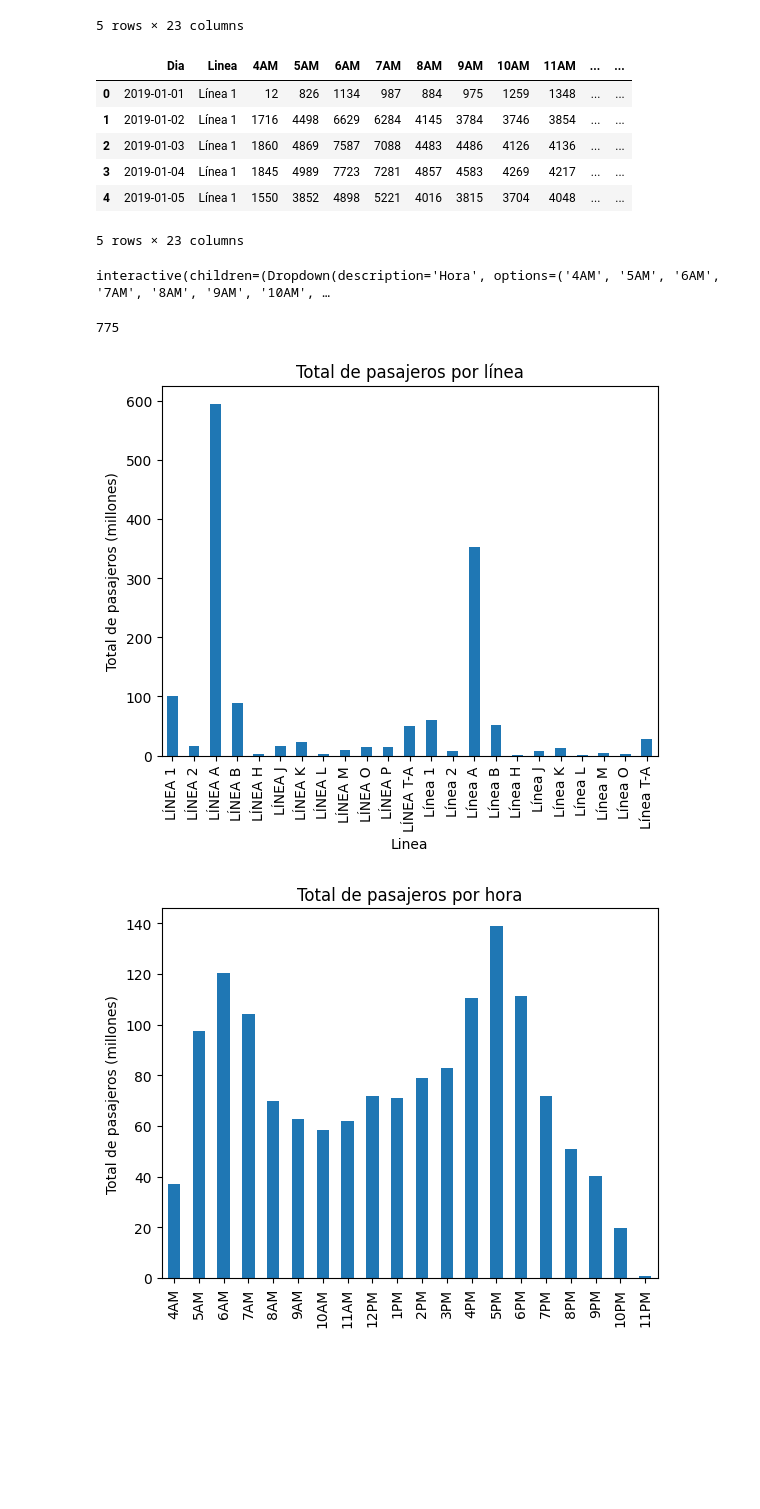
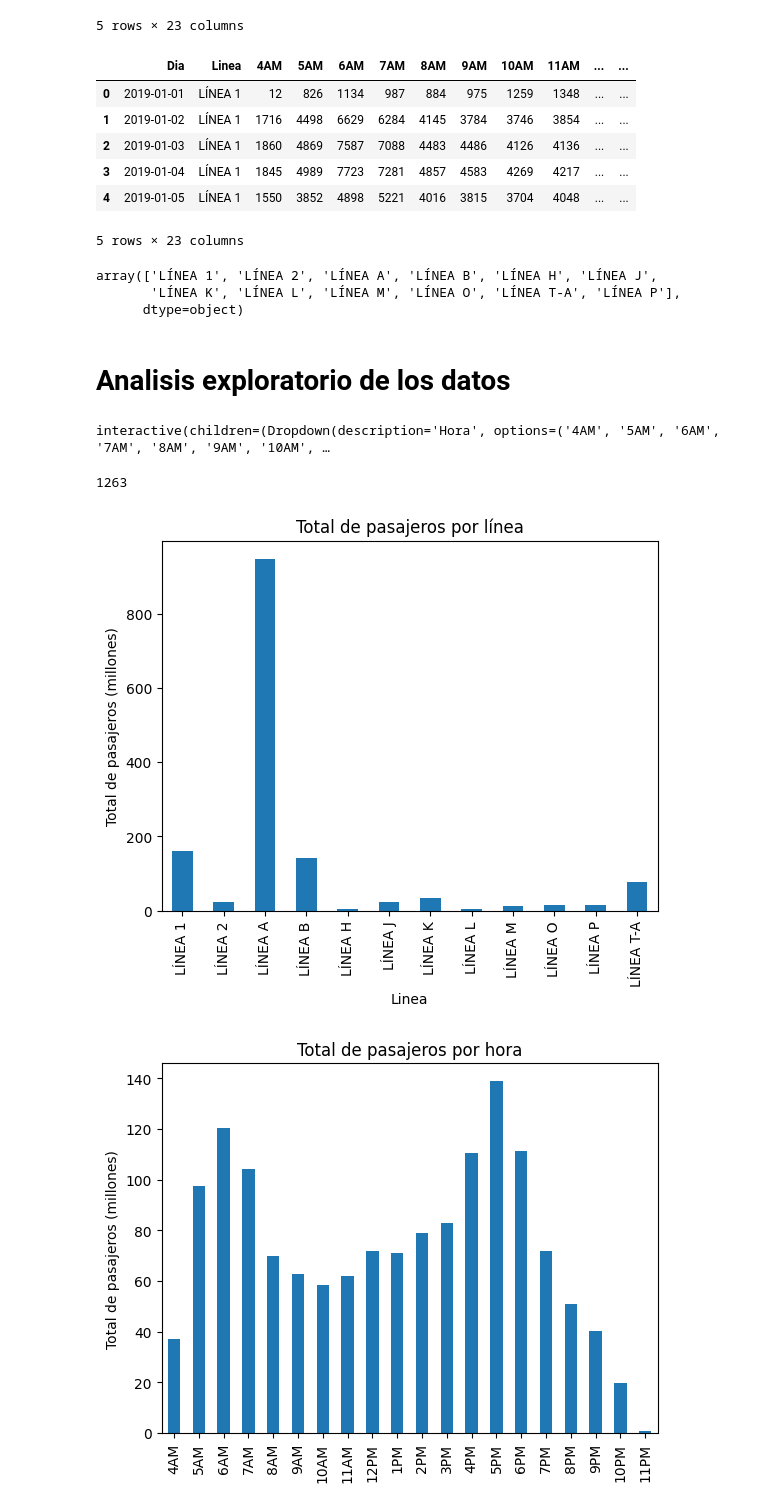
Before and after one commit to Rosvend/Passenger-flow-prediction-LSTM, a Jupyter notebook: LSTM_Metro_passenger_flow.ipynb, the cells around one changed output. Drawn from its saved outputs; the diff is of its cells as text; code cells hidden in the pictures; blank space fills up the shorter version.

```diff
--- a/LSTM_Metro_passenger_flow.ipynb
+++ b/LSTM_Metro_passenger_flow.ipynb
@@ -423,20 +427,29 @@ df2024.head()
 # %%
 dfs = [df2019, df2020, df2021, df2022, df2023, df2024]
 for df in dfs:
     if 'Dia' in df.columns:
         df['Dia'] = pd.to_datetime(df['Dia'], format='%d/%m/%Y', errors='coerce')
 
 df = pd.concat(dfs, axis=0,ignore_index=True)
 df.to_excel('Afluencia2020-2024.xlsx',index=False)
+df['Linea'] = df['Linea'].str.upper()
 df.head()
 # %% [output]
 |  | Dia | Linea | 4AM | 5AM | 6AM | 7AM | 8AM | 9AM | 10AM | 11AM | ... | ... |
-| 0 | 2019-01-01 | Línea 1 | 12 | 826 | 1134 | 987 | 884 | 975 | 1259 | 1348 | ... | ... |
-| 1 | 2019-01-02 | Línea 1 | 1716 | 4498 | 6629 | 6284 | 4145 | 3784 | 3746 | 3854 | ... | ... |
-| 2 | 2019-01-03 | Línea 1 | 1860 | 4869 | 7587 | 7088 | 4483 | 4486 | 4126 | 4136 | ... | ... |
-| 3 | 2019-01-04 | Línea 1 | 1845 | 4989 | 7723 | 7281 | 4857 | 4583 | 4269 | 4217 | ... | ... |
-| 4 | 2019-01-05 | Línea 1 | 1550 | 3852 | 4898 | 5221 | 4016 | 3815 | 3704 | 4048 | ... | ... |
+| 0 | 2019-01-01 | LÍNEA 1 | 12 | 826 | 1134 | 987 | 884 | 975 | 1259 | 1348 | ... | ... |
+| 1 | 2019-01-02 | LÍNEA 1 | 1716 | 4498 | 6629 | 6284 | 4145 | 3784 | 3746 | 3854 | ... | ... |
+| 2 | 2019-01-03 | LÍNEA 1 | 1860 | 4869 | 7587 | 7088 | 4483 | 4486 | 4126 | 4136 | ... | ... |
+| 3 | 2019-01-04 | LÍNEA 1 | 1845 | 4989 | 7723 | 7281 | 4857 | 4583 | 4269 | 4217 | ... | ... |
+| 4 | 2019-01-05 | LÍNEA 1 | 1550 | 3852 | 4898 | 5221 | 4016 | 3815 | 3704 | 4048 | ... | ... |
 5 rows × 23 columns
+# %%
+df.Linea.unique()
+# %% [output]
+array(['LÍNEA 1', 'LÍNEA 2', 'LÍNEA A', 'LÍNEA B', 'LÍNEA H', 'LÍNEA J',
+       'LÍNEA K', 'LÍNEA L', 'LÍNEA M', 'LÍNEA O', 'LÍNEA T-A', 'LÍNEA P'],
+      dtype=object)
+# %% [markdown]
+# Analisis exploratorio de los datos
 # %%
 #Celda interactiva con hora, linea de metro y cantidad minima de pasajeros
 @interact
@@ -449,7 +462,7 @@ interactive(children=(Dropdown(description='Hora', options=('4AM', '5AM', '6AM',
 # %%
 print(df.query("Linea  == 'LÍNEA A'").value_counts().sum())
 # %% [output]
-775
+1263
 # %%
 import matplotlib.ticker as ticker
 ax = (df.groupby('Linea')['Total_pasajeros'].sum() / 1e6).plot(kind='bar')
@@ -459,7 +472,7 @@ plt.title('Total de pasajeros por línea')
 ax.get_yaxis().set_major_formatter(ticker.FuncFormatter(lambda x, p: format(int(x), ',')))
 plt.show()
 # %% [output]
-[figure, old version]
+[figure, new version]
 # %%
 ax = (df.drop(columns=['Dia','Linea','Total_pasajeros']).sum()/ 1e6).plot(kind='bar')
 plt.ylabel('Total de pasajeros (millones)')
```
Also changed, not shown: parts of 8 cells of this notebook.
